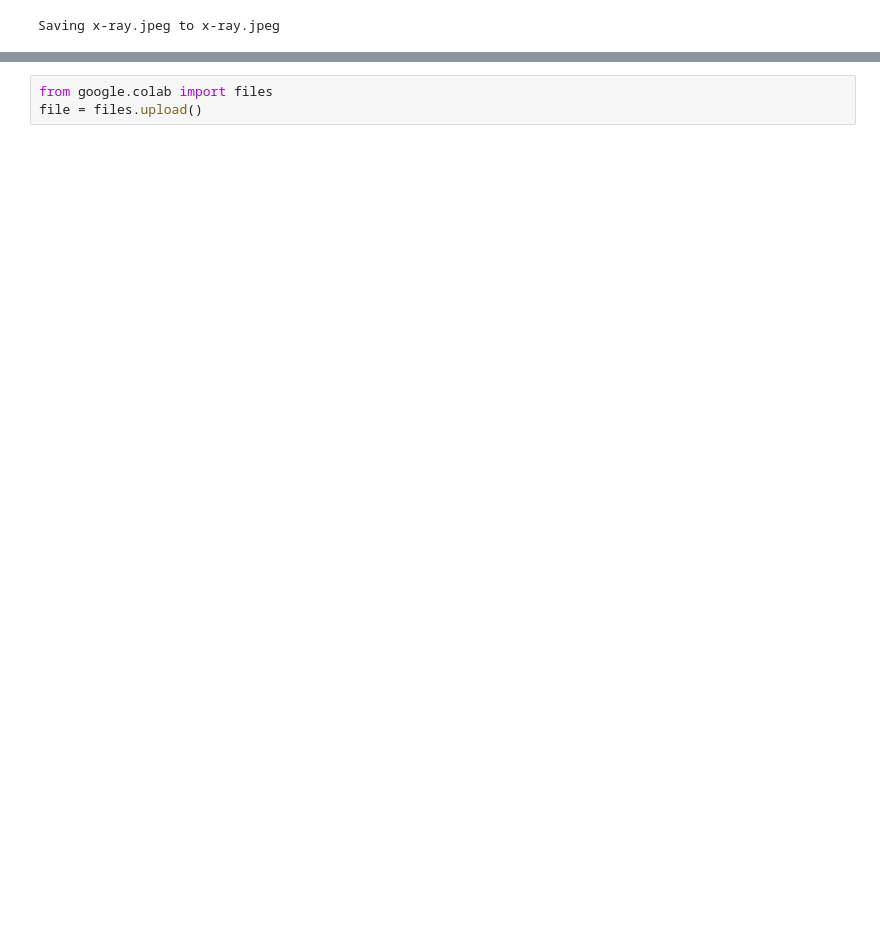
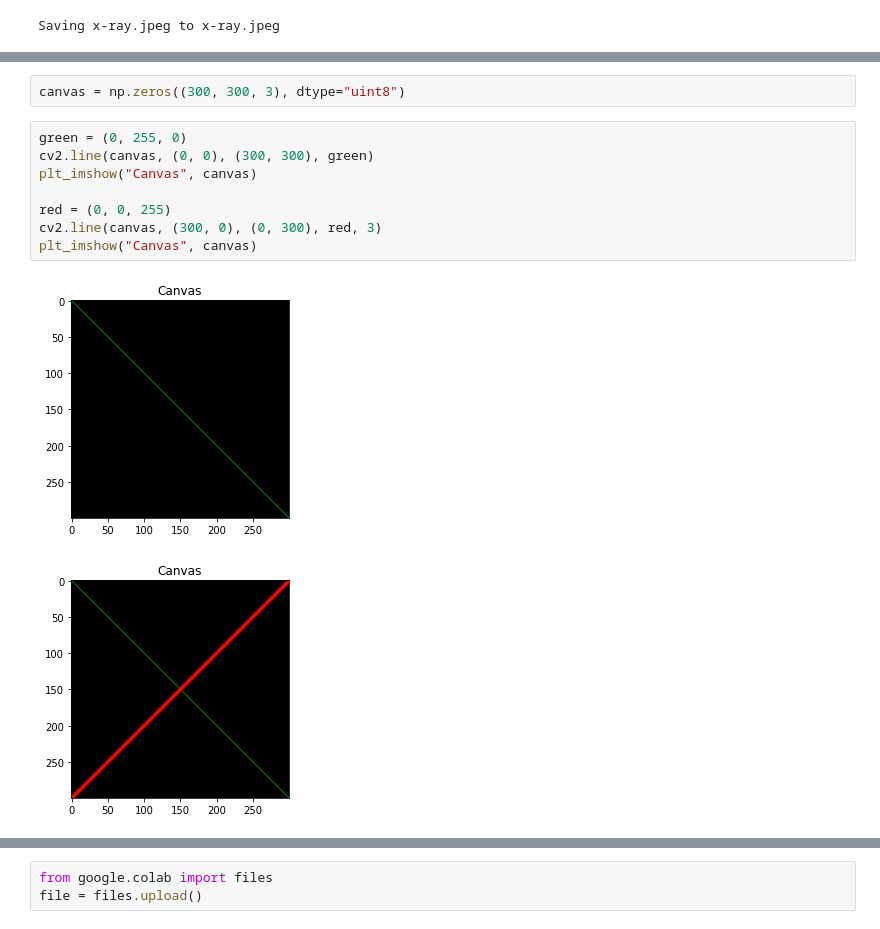
Before and after one commit to wpwwahyu/TKC_FinalProject, a Jupyter notebook: OpenCV.ipynb, the cells around one changed output, grey strips where cells are left out. Cells and saved outputs as stored; diff of their text form; blank space fills up the shorter version.

```diff
--- a/OpenCV.ipynb
+++ b/OpenCV.ipynb
@@ -80,0 +117,13 @@ plt_imshow("Darker", subtracted)
+# %%
+canvas = np.zeros((300, 300, 3), dtype="uint8")
+# %%
+green = (0, 255, 0)
+cv2.line(canvas, (0, 0), (300, 300), green)
+plt_imshow("Canvas", canvas)
+
+red = (0, 0, 255)
+cv2.line(canvas, (300, 0), (0, 300), red, 3)
+plt_imshow("Canvas", canvas)
+# %% [output]
+[figure, added]
+[figure, added]
```
Also changed, not shown: parts of 44 cells of this notebook.
